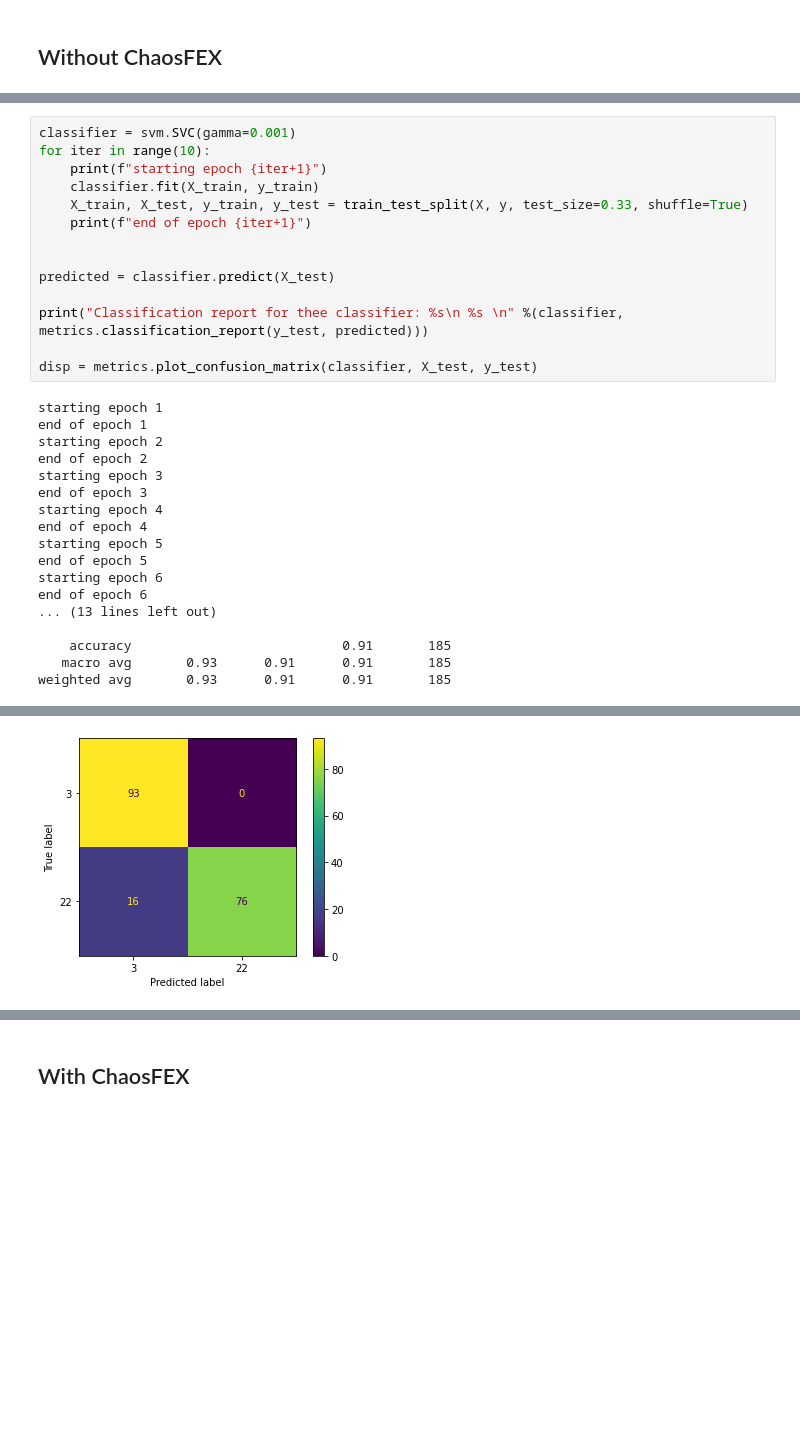
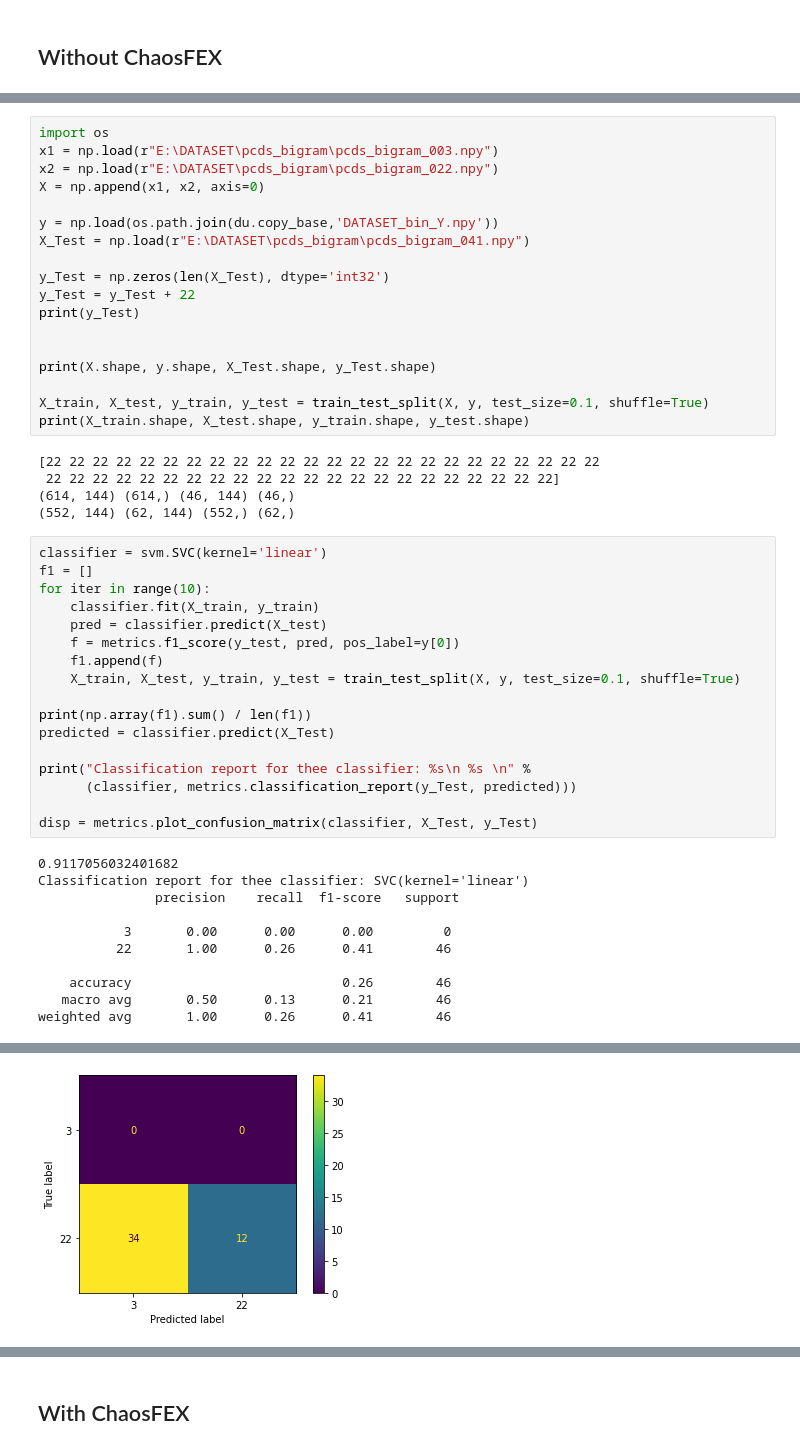
Before and after one commit to thekoc11/raga-clustering-experiments, a Jupyter notebook: svm.ipynb, the cells around one changed output, grey strips where cells are left out. Cells and saved outputs as stored; diff of their text form; blank space fills up the shorter version.

```diff
--- a/svm.ipynb
+++ b/svm.ipynb
@@ -40,32 +11,51 @@ print(X_train.shape, X_test.shape, y_train.shape, y_test.shape)
+# %%
+import os
+x1 = np.load(r"E:\DATASET\pcds_bigram\pcds_bigram_003.npy")
+x2 = np.load(r"E:\DATASET\pcds_bigram\pcds_bigram_022.npy")
+X = np.append(x1, x2, axis=0)
+
+y = np.load(os.path.join(du.copy_base,'DATASET_bin_Y.npy'))
+X_Test = np.load(r"E:\DATASET\pcds_bigram\pcds_bigram_041.npy")
+
+y_Test = np.zeros(len(X_Test), dtype='int32')
+y_Test = y_Test + 22
+print(y_Test)
+
+
+print(X.shape, y.shape, X_Test.shape, y_Test.shape)
+
+X_train, X_test, y_train, y_test = train_test_split(X, y, test_size=0.1, shuffle=True)
+print(X_train.shape, X_test.shape, y_train.shape, y_test.shape)
+# %% [output]
+[22 22 22 22 22 22 22 22 22 22 22 22 22 22 22 22 22 22 22 22 22 22 22 22
+ 22 22 22 22 22 22 22 22 22 22 22 22 22 22 22 22 22 22 22 22 22 22]
+(614, 144) (614,) (46, 144) (46,)
+(552, 144) (62, 144) (552,) (62,)
 # %%
-classifier = svm.SVC(gamma=0.001)
+classifier = svm.SVC(kernel='linear')
+f1 = []
 for iter in range(10):
-    print(f"starting epoch {iter+1}")
     classifier.fit(X_train, y_train)
-    X_train, X_test, y_train, y_test = train_test_split(X, y, test_size=0.33, shuffle=True)
-    print(f"end of epoch {iter+1}")
+    pred = classifier.predict(X_test)
+    f = metrics.f1_score(y_test, pred, pos_label=y[0])
+    f1.append(f)
+    X_train, X_test, y_train, y_test = train_test_split(X, y, test_size=0.1, shuffle=True)
 
+print(np.array(f1).sum() / len(f1))
+predicted = classifier.predict(X_Test)
 
-predicted = classifier.predict(X_test)
+print("Classification report for thee classifier: %s\n %s \n" %
+      (classifier, metrics.classification_report(y_Test, predicted)))
 
-print("Classification report for thee classifier: %s\n %s \n" %(classifier, metrics.classification_report(y_test, predicted)))
-
-disp = metrics.plot_confusion_matrix(classifier, X_test, y_test)
+disp = metrics.plot_confusion_matrix(classifier, X_Test, y_Test)
 # %% [output]
-starting epoch 1
-end of epoch 1
-starting epoch 2
-end of epoch 2
-starting epoch 3
-end of epoch 3
-starting epoch 4
-end of epoch 4
-starting epoch 5
-end of epoch 5
-starting epoch 6
-end of epoch 6
-... (13 lines left out)
+0.9117056032401682
+Classification report for thee classifier: SVC(kernel='linear')
+               precision    recall  f1-score   support
 
-    accuracy                           0.91       185
-   macro avg       0.93      0.91      0.91       185
-weighted avg       0.93      0.91      0.91       185
+           3       0.00      0.00      0.00         0
+          22       1.00      0.26      0.41        46
+
+    accuracy                           0.26        46
+   macro avg       0.50      0.13      0.21        46
+weighted avg       1.00      0.26      0.41        46
@@ -72 +64 @@ weighted avg       0.93      0.91      0.91       185
-[figure, old version]
+[figure, new version]
```
Also changed, not shown: parts of 34 cells of this notebook, 14 other files.
